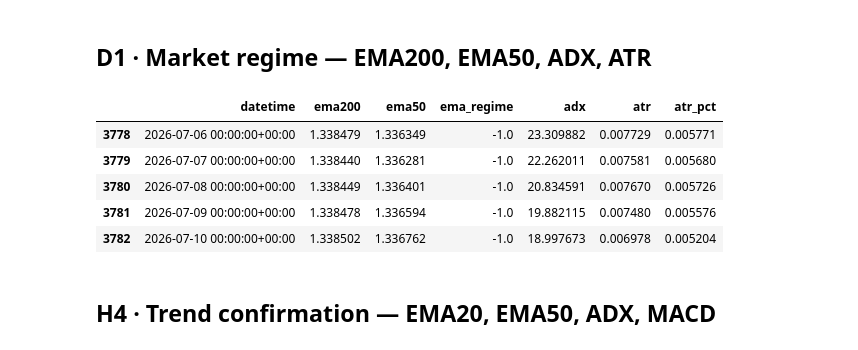
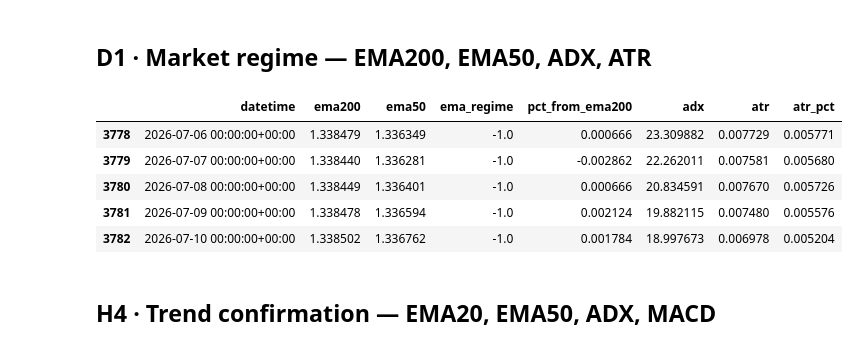
Before and after one commit to ssabrut/trading-bot, a Jupyter notebook: notebooks/2_feature_engineer.ipynb, the cells around one changed output. Cells and saved outputs as stored; diff of their text form; code cells hidden in the pictures.

```diff
--- a/notebooks/2_feature_engineer.ipynb
+++ b/notebooks/2_feature_engineer.ipynb
@@ -104,29 +114,30 @@ def bollinger_bands(series: pd.Series, period: int = 20, num_std: float = 2.0) -
 # %%
 def features_d1(df: pd.DataFrame, adx_period: int = 14, atr_period: int = 14) -> pd.DataFrame:
     out = pd.DataFrame(index=df.index)
     out["datetime"] = df["datetime"]
 
     out["ema200"] = ema(df["close"], 200)
     out["ema50"] = ema(df["close"], 50)
     out["ema_regime"] = np.sign(out["ema50"] - out["ema200"])
+    out["pct_from_ema200"] = (df["close"] - out["ema200"]) / out["ema200"]
 
     out["adx"] = adx(df, adx_period)
 
     out["atr"] = atr(df, atr_period)
     out["atr_pct"] = out["atr"] / df["close"]
 
     return out
 
 
 feat_d1 = features_d1(clean["D1"])
 feat_d1.tail()
 # %% [output]
-|  | datetime | ema200 | ema50 | ema_regime | adx | atr | atr_pct |
-| 3778 | 2026-07-06 00:00:00+00:00 | 1.338479 | 1.336349 | -1.0 | 23.309882 | 0.007729 | 0.005771 |
-| 3779 | 2026-07-07 00:00:00+00:00 | 1.338440 | 1.336281 | -1.0 | 22.262011 | 0.007581 | 0.005680 |
-| 3780 | 2026-07-08 00:00:00+00:00 | 1.338449 | 1.336401 | -1.0 | 20.834591 | 0.007670 | 0.005726 |
-| 3781 | 2026-07-09 00:00:00+00:00 | 1.338478 | 1.336594 | -1.0 | 19.882115 | 0.007480 | 0.005576 |
-| 3782 | 2026-07-10 00:00:00+00:00 | 1.338502 | 1.336762 | -1.0 | 18.997673 | 0.006978 | 0.005204 |
+|  | datetime | ema200 | ema50 | ema_regime | pct_from_ema200 | adx | atr | atr_pct |
+| 3778 | 2026-07-06 00:00:00+00:00 | 1.338479 | 1.336349 | -1.0 | 0.000666 | 23.309882 | 0.007729 | 0.005771 |
+| 3779 | 2026-07-07 00:00:00+00:00 | 1.338440 | 1.336281 | -1.0 | -0.002862 | 22.262011 | 0.007581 | 0.005680 |
+| 3780 | 2026-07-08 00:00:00+00:00 | 1.338449 | 1.336401 | -1.0 | 0.000666 | 20.834591 | 0.007670 | 0.005726 |
+| 3781 | 2026-07-09 00:00:00+00:00 | 1.338478 | 1.336594 | -1.0 | 0.002124 | 19.882115 | 0.007480 | 0.005576 |
+| 3782 | 2026-07-10 00:00:00+00:00 | 1.338502 | 1.336762 | -1.0 | 0.001784 | 18.997673 | 0.006978 | 0.005204 |
 # %% [markdown]
 ## H4 · Trend confirmation — EMA20, EMA50, ADX, MACD
 # %%
```
Also changed, not shown: parts of 5 cells of this notebook, 30 other files.
